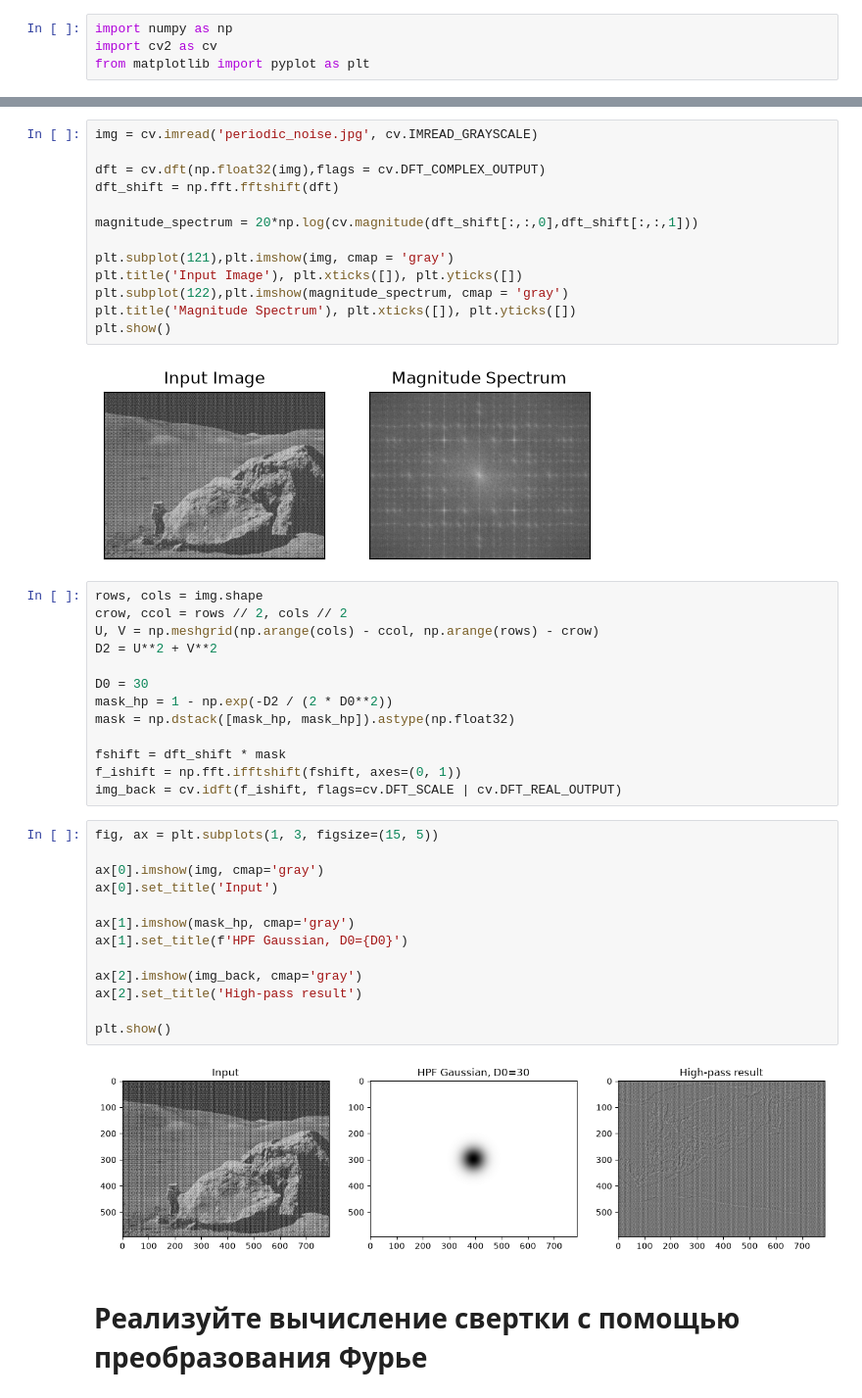
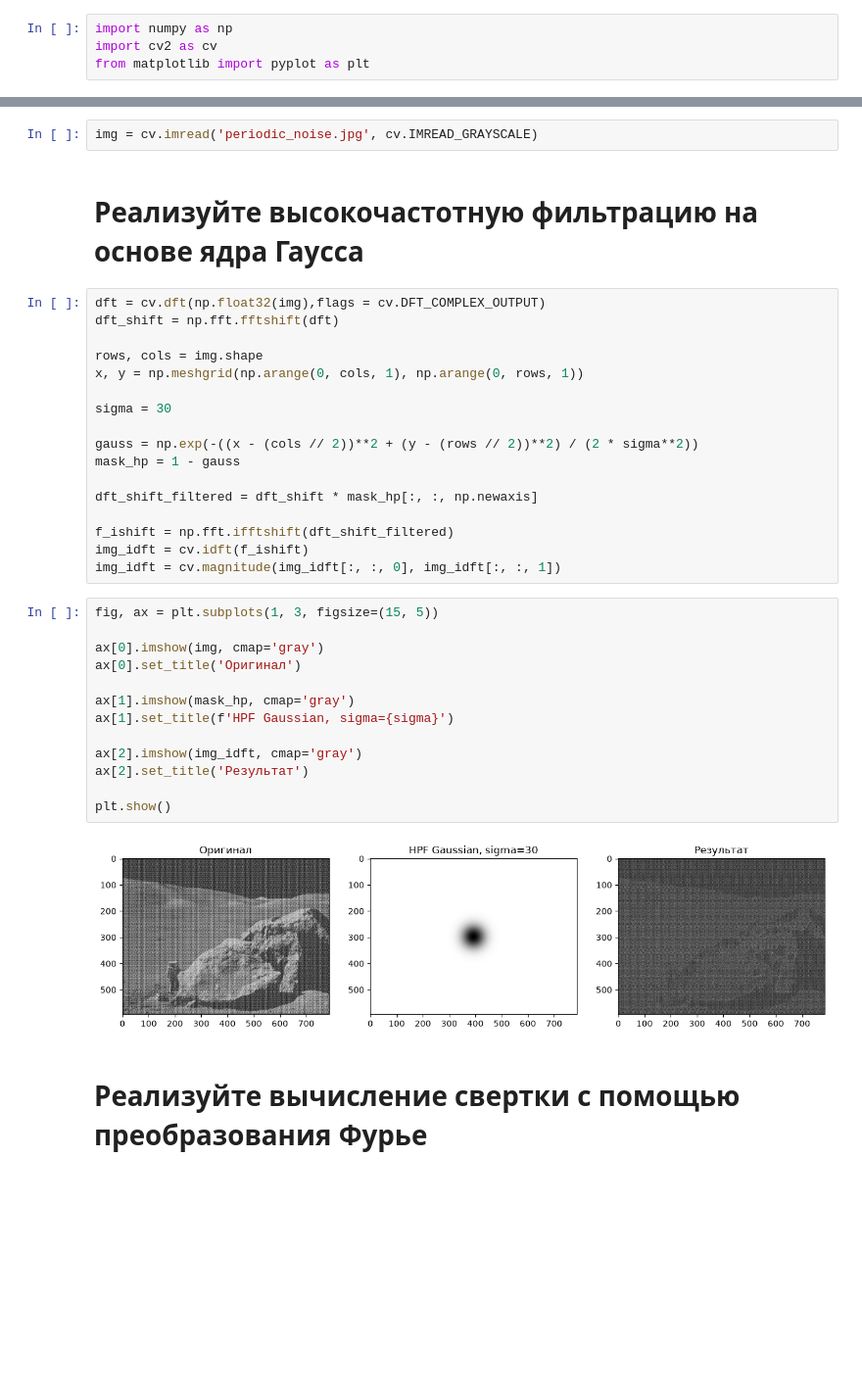
Before and after one commit to CasySh/image-processing-labs, a Jupyter notebook: Lab5.ipynb, the cells around one changed output, grey strips where cells are left out. Shown at 98% size. Saved outputs shown, nothing was run; the diff lists cells and outputs as text; blank space fills up the shorter version.

```diff
--- a/Lab5.ipynb
+++ b/Lab5.ipynb
@@ -7,45 +5,38 @@ from matplotlib import pyplot as plt
 # %%
 img = cv.imread('periodic_noise.jpg', cv.IMREAD_GRAYSCALE)
-
-dft = cv.dft(np.float32(img),flags = cv.DFT_COMPLEX_OUTPUT)
-dft_shift = np.fft.fftshift(dft)
-
-magnitude_spectrum = 20*np.log(cv.magnitude(dft_shift[:,:,0],dft_shift[:,:,1]))
-
-plt.subplot(121),plt.imshow(img, cmap = 'gray')
-plt.title('Input Image'), plt.xticks([]), plt.yticks([])
-plt.subplot(122),plt.imshow(magnitude_spectrum, cmap = 'gray')
-plt.title('Magnitude Spectrum'), plt.xticks([]), plt.yticks([])
-plt.show()
-# %% [output]
-[figure, removed]
-# %%
-rows, cols = img.shape
-crow, ccol = rows // 2, cols // 2
-U, V = np.meshgrid(np.arange(cols) - ccol, np.arange(rows) - crow)
-D2 = U**2 + V**2
-
-D0 = 30
-mask_hp = 1 - np.exp(-D2 / (2 * D0**2))
-mask = np.dstack([mask_hp, mask_hp]).astype(np.float32)
-
-fshift = dft_shift * mask
-f_ishift = np.fft.ifftshift(fshift, axes=(0, 1))
-img_back = cv.idft(f_ishift, flags=cv.DFT_SCALE | cv.DFT_REAL_OUTPUT)
+# %% [markdown]
+# Реализуйте высокочастотную фильтрацию на основе ядра Гаусса
+# %%
+dft = cv.dft(np.float32(img),flags = cv.DFT_COMPLEX_OUTPUT)
+dft_shift = np.fft.fftshift(dft)
+
+rows, cols = img.shape
+x, y = np.meshgrid(np.arange(0, cols, 1), np.arange(0, rows, 1))
+
+sigma = 30
+
+gauss = np.exp(-((x - (cols // 2))**2 + (y - (rows // 2))**2) / (2 * sigma**2))
+mask_hp = 1 - gauss
+
+dft_shift_filtered = dft_shift * mask_hp[:, :, np.newaxis]
+
+f_ishift = np.fft.ifftshift(dft_shift_filtered)
+img_idft = cv.idft(f_ishift)
+img_idft = cv.magnitude(img_idft[:, :, 0], img_idft[:, :, 1])
 # %%
 fig, ax = plt.subplots(1, 3, figsize=(15, 5))
 
 ax[0].imshow(img, cmap='gray')
-ax[0].set_title('Input')
+ax[0].set_title('Оригинал')
 
 ax[1].imshow(mask_hp, cmap='gray')
-ax[1].set_title(f'HPF Gaussian, D0={D0}')
+ax[1].set_title(f'HPF Gaussian, sigma={sigma}')
 
-ax[2].imshow(img_back, cmap='gray')
-ax[2].set_title('High-pass result')
+ax[2].imshow(img_idft, cmap='gray')
+ax[2].set_title('Результат')
 
 plt.show()
 # %% [output]
-[figure, old version]
+[figure, new version]
 # %% [markdown]
 # Реализуйте вычисление свертки с помощью преобразования Фурье
```
Also changed, not shown: parts of 6 cells of this notebook.
